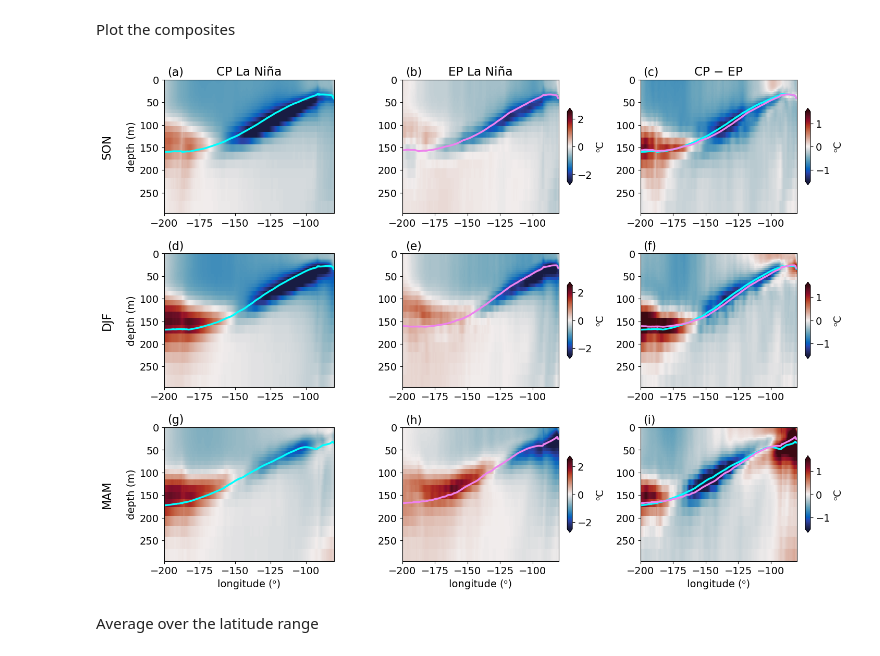
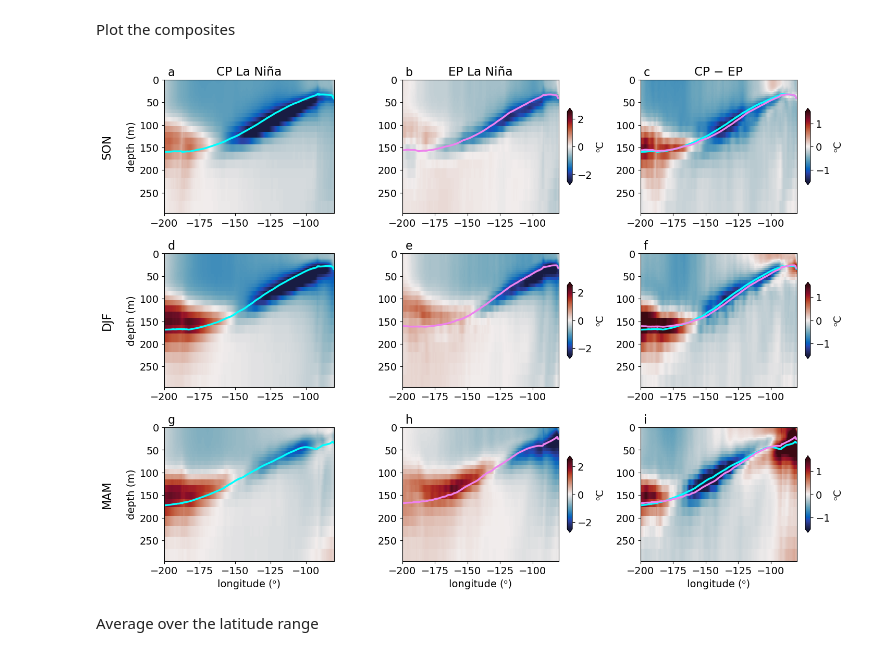
Before and after one commit to navidcy/LaNina-flavours, a Jupyter notebook: ACCESS-OM2/access-om2-investigations.ipynb, the cells around one changed output. Cells and saved outputs as stored; diff of their text form; code cells hidden in the pictures.

Commit message:
panel labels same as other figs

```diff
--- a/ACCESS-OM2/access-om2-investigations.ipynb
+++ b/ACCESS-OM2/access-om2-investigations.ipynb
@@ -722,35 +693,35 @@ for ax in (axes[0, 1], axes[0, 2],
            axes[1, 1], axes[1, 2],
            axes[2, 1], axes[2, 2]):
     ax.set_ylabel("")
 
 axes[2, 1].set_ylabel("")
 axes[2, 2].set_ylabel("")
 
 import string
 # Panel labels: (a), (b), ...
 panel_labels = list(string.ascii_lowercase)
 
 season_labels = ['SON', 'DJF', 'MAM']
 
 for i in range(3):  # rows
     for j in range(3):  # columns
         ax = axes[i, j]
 
         # Add panel label
-        label = f"({panel_labels[i * 3 + j]})"
+        label = f"{panel_labels[i * 3 + j]}"
         ax.text(0.02, 1.1, label, transform=ax.transAxes,
                 fontsize=16, va='top')
 
     axes[i, 0].text(-0.3, 0.5, season_labels[i],
                     transform=axes[i, 0].transAxes,
                     fontsize=16, #fontweight='bold',
                     va='center', ha='right',
                     rotation='vertical')
 
 
 plt.savefig("ocean-LaNina-CP-EP.pdf", bbox_inches='tight', dpi=300);
 # %% [output]
-[figure, old version]
+[figure, new version]
 # %%
 fig, ax = plt.subplots(1, 1, figsize=(10, 8))
 
```
Also changed, not shown: parts of 3 cells of this notebook.
